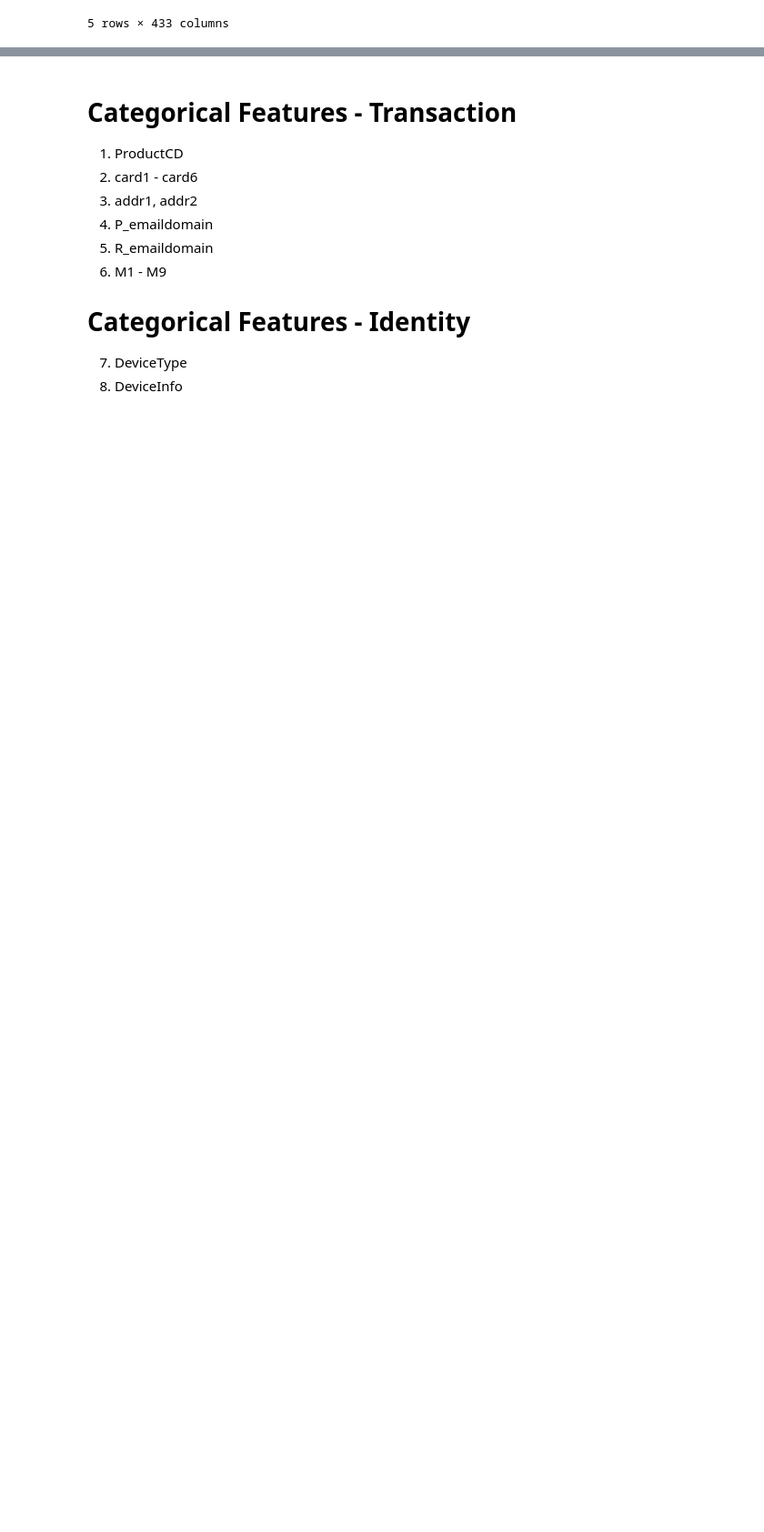
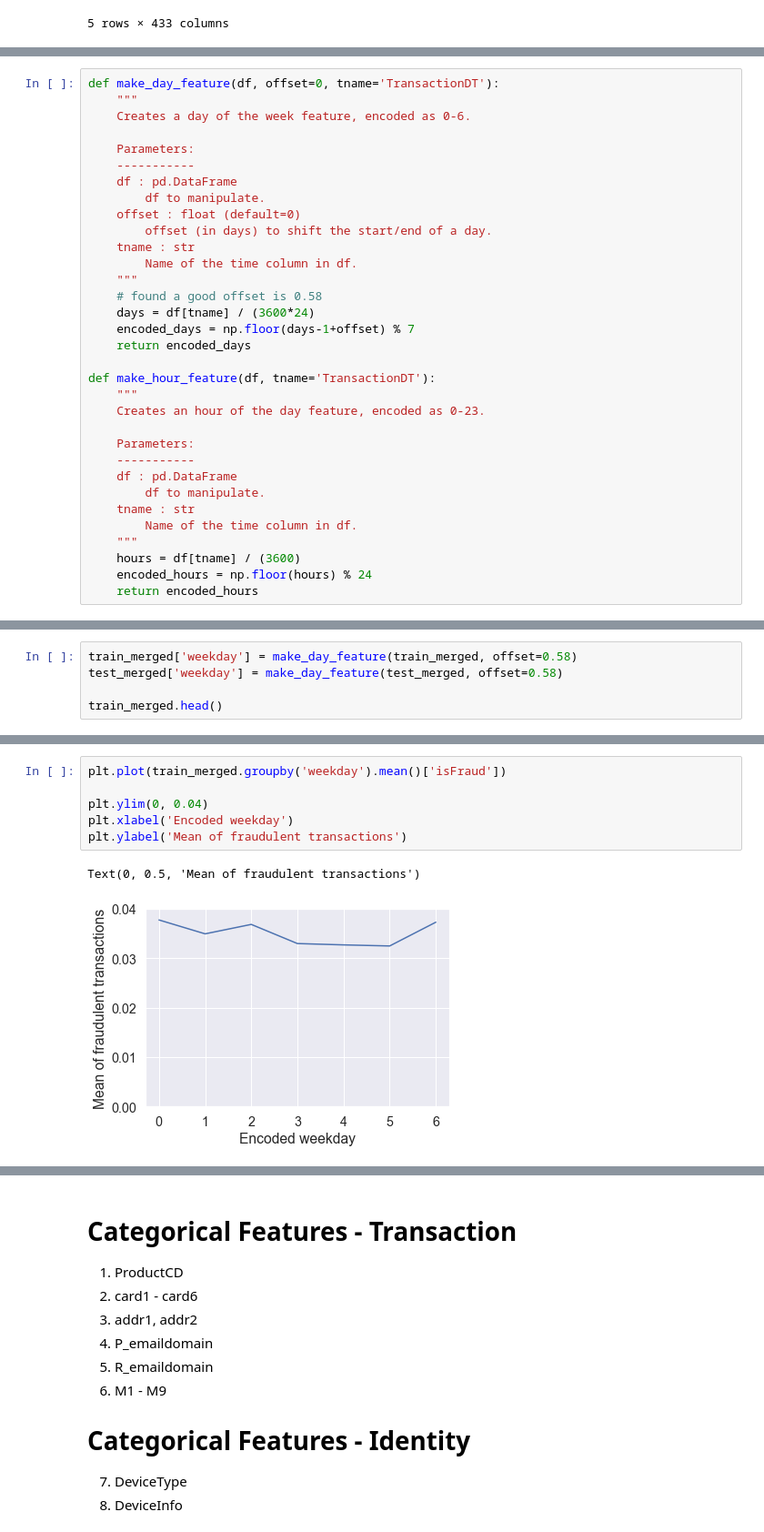
Before and after one commit to samaujs/Machine-Learning, a Jupyter notebook: Kaggle/sample/IEEEFraudDetection.ipynb, the cells around one changed output, grey strips where cells are left out. Shown at 91% size. Drawn from its saved outputs; the diff is of its cells as text; blank space fills up the shorter version.

```diff
--- a/Kaggle/sample/IEEEFraudDetection.ipynb
+++ b/Kaggle/sample/IEEEFraudDetection.ipynb
@@ -96,0 +219,33 @@ Merged DataFrame shape : (590540, 433)
+# %%
+def make_day_feature(df, offset=0, tname='TransactionDT'):
+    """
+    Creates a day of the week feature, encoded as 0-6.
+
+    Parameters:
+    -----------
+    df : pd.DataFrame
+        df to manipulate.
+    offset : float (default=0)
+        offset (in days) to shift the start/end of a day.
+    tname : str
+        Name of the time column in df.
+    """
+    # found a good offset is 0.58
+    days = df[tname] / (3600*24)
+    encoded_days = np.floor(days-1+offset) % 7
+    return encoded_days
+
+def make_hour_feature(df, tname='TransactionDT'):
+    """
+    Creates an hour of the day feature, encoded as 0-23.
+
+    Parameters:
+    -----------
+    df : pd.DataFrame
+        df to manipulate.
+    tname : str
+        Name of the time column in df.
+    """
+    hours = df[tname] / (3600)
+    encoded_hours = np.floor(hours) % 24
+    return encoded_hours
@@ -96,0 +272,5 @@ Merged DataFrame shape : (590540, 433)
+# %%
+train_merged['weekday'] = make_day_feature(train_merged, offset=0.58)
+test_merged['weekday'] = make_day_feature(test_merged, offset=0.58)
+
+train_merged.head()
@@ -96,0 +345,9 @@ Merged DataFrame shape : (590540, 433)
+# %%
+plt.plot(train_merged.groupby('weekday').mean()['isFraud'])
+
+plt.ylim(0, 0.04)
+plt.xlabel('Encoded weekday')
+plt.ylabel('Mean of fraudulent transactions')
+# %% [output]
+Text(0, 0.5, 'Mean of fraudulent transactions')
+[figure, added]
```
Also changed, not shown: parts of 144 cells of this notebook, 1 other file.
